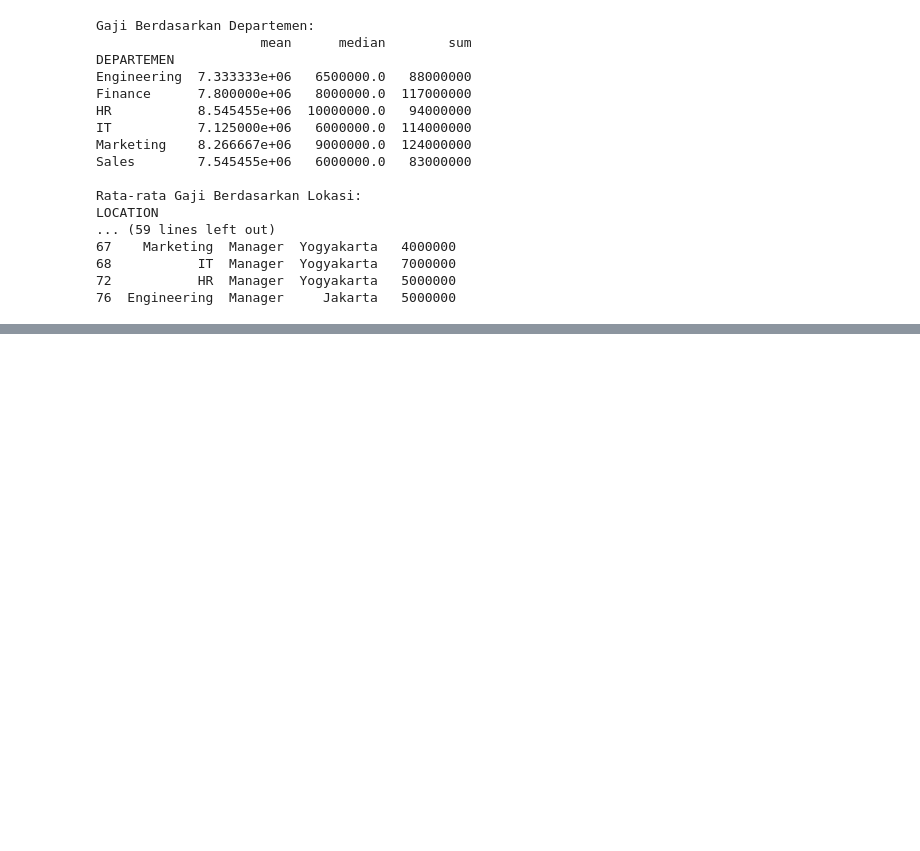
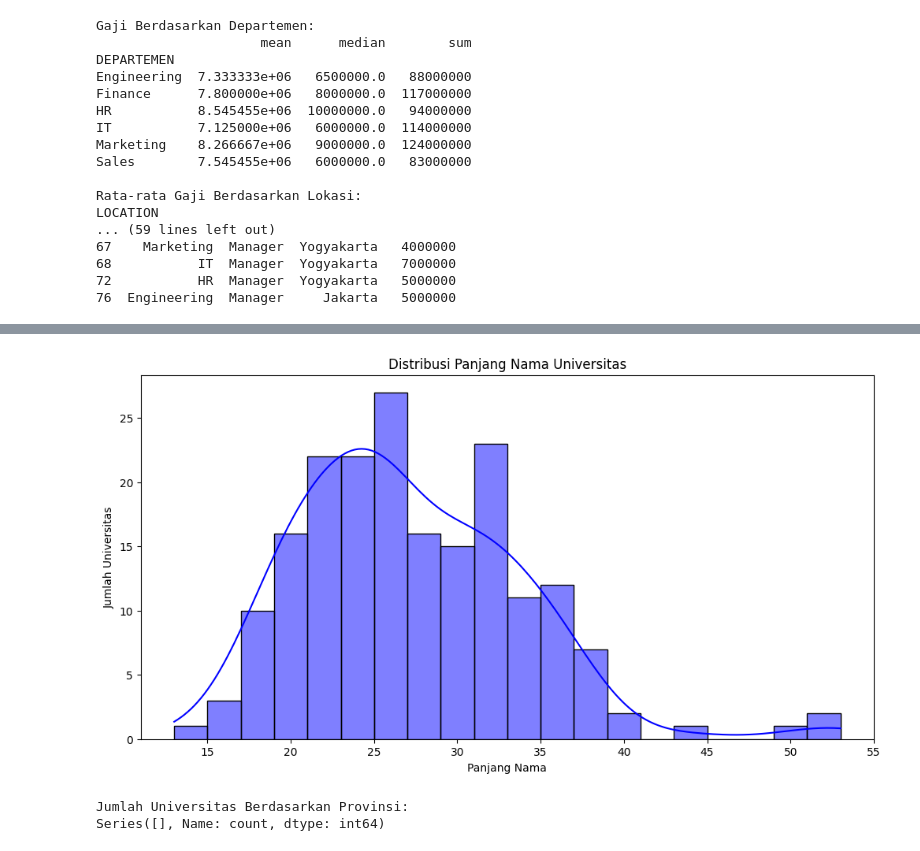
Before and after one commit to Azharkhaibar/persiapan_smt3_DL, a Jupyter notebook: pdspractice.ipynb, the cells around one changed output, grey strips where cells are left out. Drawn from its saved outputs; the diff is of its cells as text; code cells hidden in the pictures; blank space fills up the shorter version.

Commit message:
tambah data latihan

```diff
--- a/pdspractice.ipynb
+++ b/pdspractice.ipynb
@@ -198,3 +198,80 @@ LOCATION
 68           IT  Manager  Yogyakarta   7000000
 72           HR  Manager  Yogyakarta   5000000
 76  Engineering  Manager     Jakarta   5000000
+# %%
+import requests
+import pandas as pd
+import matplotlib.pyplot as plt
+import seaborn as sns
+import folium
+
+def extract() -> pd.DataFrame:
+    API_URL = 'http://universities.hipolabs.com/search?country=Indonesia'
+    data = requests.get(API_URL).json()
+    df = pd.DataFrame(data)
+    return df
+
+# Extracting data
+df = extract()
+
+# 1. Pembersihan Data
+# Hanya pilih kolom yang relevan
+df = df[['name', 'alpha_two_code', 'state-province', 'domains', 'web_pages']]
+
+# Menambah kolom panjang nama universitas
+df['name_length'] = df['name'].apply(len)
+
+# Menambah kolom jumlah kata dalam nama universitas
+df['name_word_count'] = df['name'].apply(lambda x: len(x.split()))
+
+# Menampilkan DataFrame
+print(df.head())
+
+# 2. Analisis Data
+
+# Distribusi panjang nama universitas
+plt.figure(figsize=(12, 6))
+sns.histplot(df['name_length'], bins=20, kde=True, color='blue')
+plt.title('Distribusi Panjang Nama Universitas')
+plt.xlabel('Panjang Nama')
+plt.ylabel('Jumlah Universitas')
+plt.show()
+
+# Mengelompokkan dan menghitung jumlah universitas berdasarkan provinsi
+province_count = df['state-province'].value_counts()
+print("\nJumlah Universitas Berdasarkan Provinsi:")
+print(province_count)
+
+# Visualisasi jumlah universitas berdasarkan provinsi
+plt.figure(figsize=(12, 6))
+province_count.plot(kind='bar', color='green')
+plt.title('Jumlah Universitas Berdasarkan Provinsi')
+plt.xlabel('Provinsi')
+plt.ylabel('Jumlah Universitas')
+plt.show()
+
+# 3. Analisis domain email
+df['primary_domain'] = df['domains'].apply(lambda x: x[0])
+domain_count = df['primary_domain'].value_counts().head(10)
+print("\n10 Domain Utama Universitas:")
+print(domain_count)
+
+# Visualisasi 10 domain utama universitas
+plt.figure(figsize=(12, 6))
+domain_count.plot(kind='bar', color='orange')
+plt.title('10 Domain Utama Universitas')
+plt.xlabel('Domain')
+plt.ylabel('Jumlah Universitas')
+plt.show()
+
+# 4. Visualisasi Peta
+map_center = [-2.548926, 118.0148634]  # Koordinat Indonesia
+m = folium.Map(location=map_center, zoom_start=5)
+
+# Menambahkan marker untuk setiap universitas (jika ada koordinat)
+for idx, row in df.iterrows():
+    folium.Marker([map_center[0], map_center[1]], tooltip=row['name']).add_to(m)
+
+# Simpan peta sebagai HTML
+m.save("indonesia_universities_map.html")
+# %% [output]
@@ -200,0 +298,3 @@ LOCATION
+[figure, added]
+Jumlah Universitas Berdasarkan Provinsi:
+Series([], Name: count, dtype: int64)
```
Also changed, not shown: parts of 2 cells of this notebook, 5 other files.
